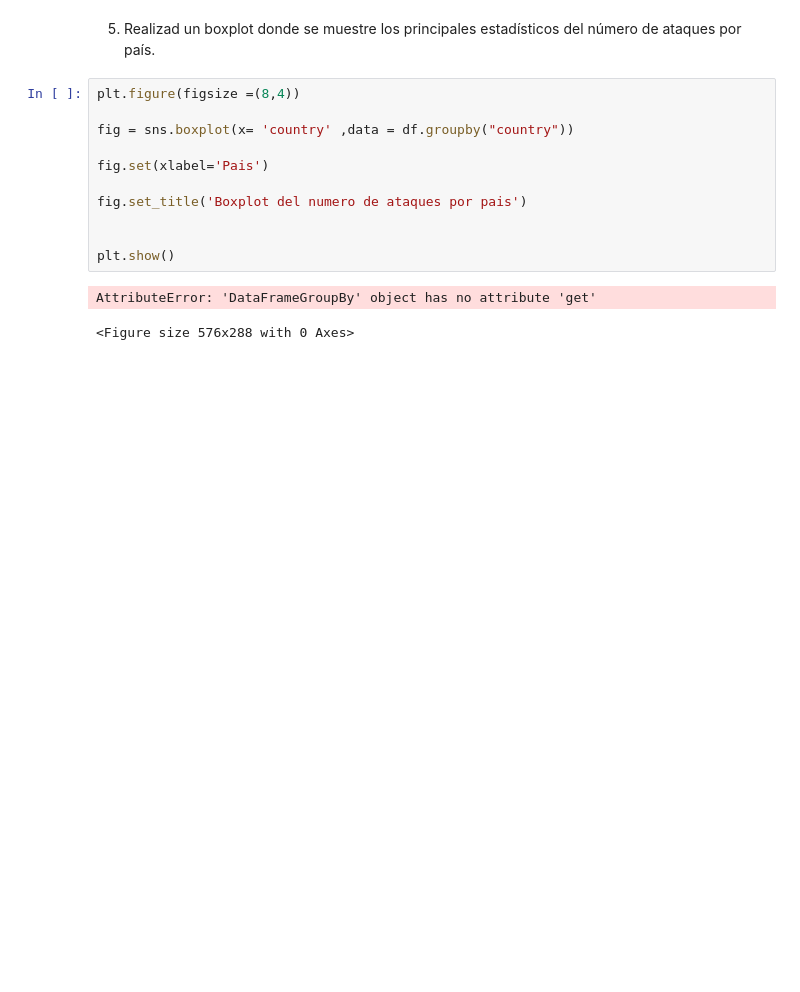
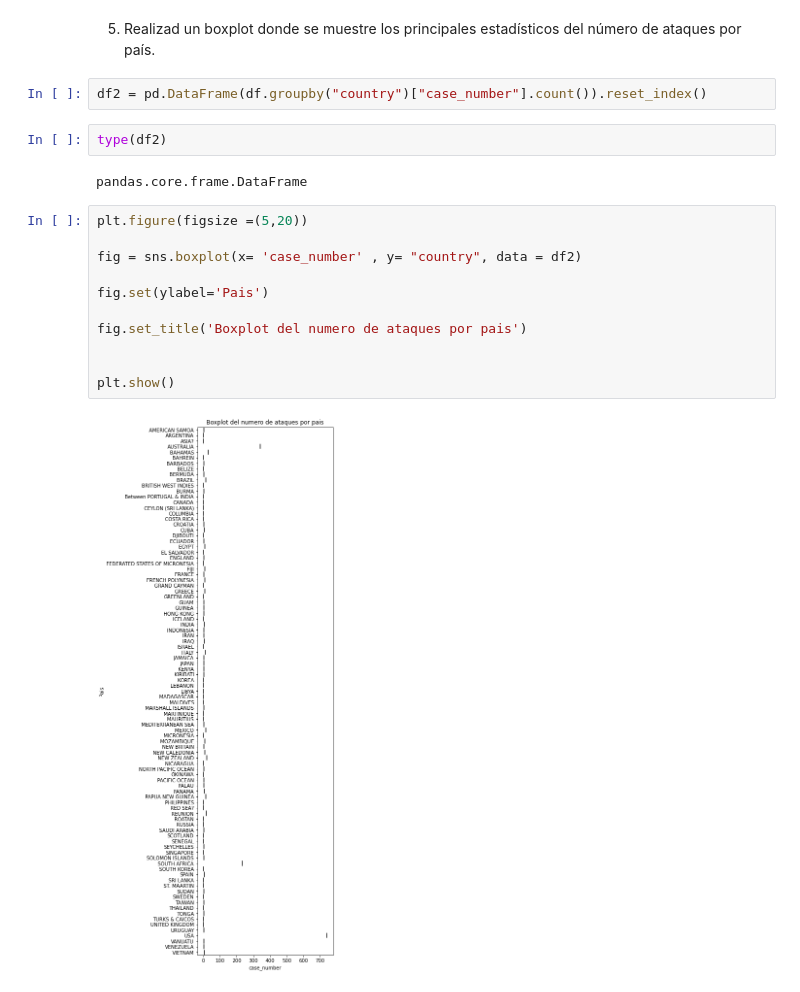
Before and after one commit to Adalab/DA-promoC-modulo2-sprint1-anagallego-sandra, a Jupyter notebook: Visualizacion/Mod2-lecc7-VisIII-Seaborn.ipynb, the cells around one changed output. Cells and saved outputs as stored; diff of their text form; blank space fills up the shorter version.

```diff
--- a/Visualizacion/Mod2-lecc7-VisIII-Seaborn.ipynb
+++ b/Visualizacion/Mod2-lecc7-VisIII-Seaborn.ipynb
@@ -103,17 +103,22 @@ Deducimos que entre 1900 y 1955 hay mas registros en Australia pero a partir de
 -Entre 1977 y 1989 los ataques entre USA y Australia se igualaron
 # %% [markdown]
 5. Realizad un boxplot donde se muestre los principales estadísticos del número de ataques por país.
+# %%
+df2 = pd.DataFrame(df.groupby("country")["case_number"].count()).reset_index()
+# %%
+type(df2)
+# %% [output]
+pandas.core.frame.DataFrame
 # %%
-plt.figure(figsize =(8,4))
+plt.figure(figsize =(5,20))
 
-fig = sns.boxplot(x= 'country' ,data = df.groupby("country"))
+fig = sns.boxplot(x= 'case_number' , y= "country", data = df2)
 
-fig.set(xlabel='Pais')
+fig.set(ylabel='Pais')
 
 fig.set_title('Boxplot del numero de ataques por pais')
 
 
 plt.show()
 # %% [output]
-AttributeError: 'DataFrameGroupBy' object has no attribute 'get'
-<Figure size 576x288 with 0 Axes>
+[figure, added]
```
